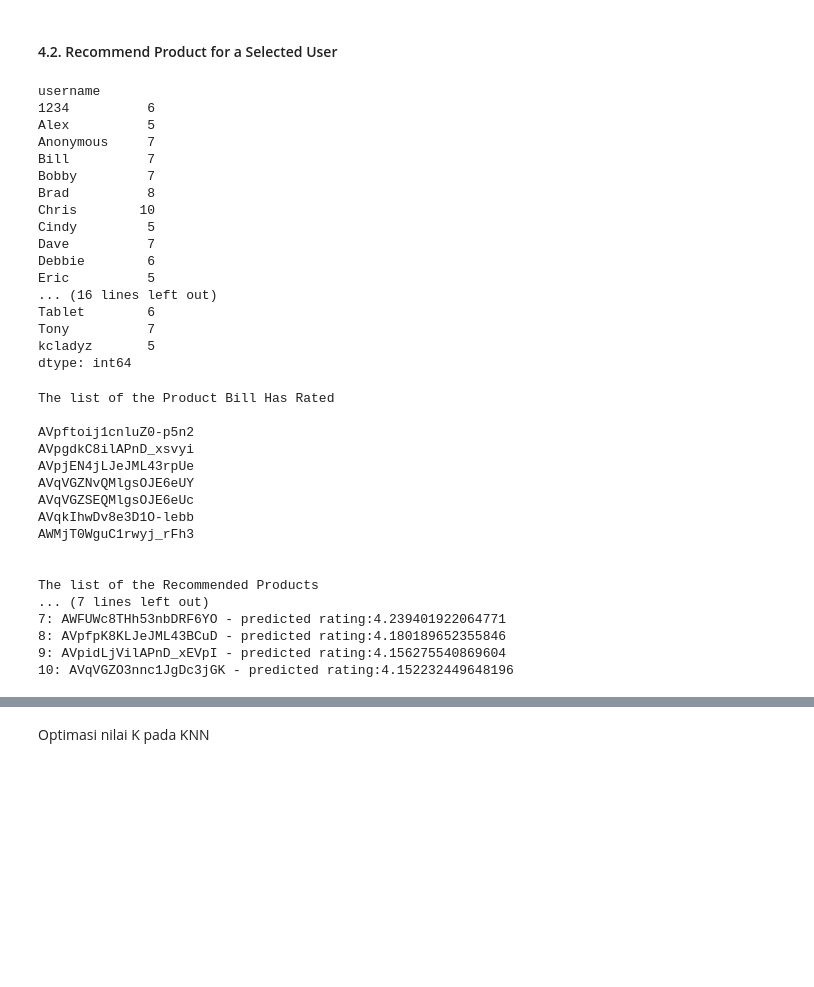
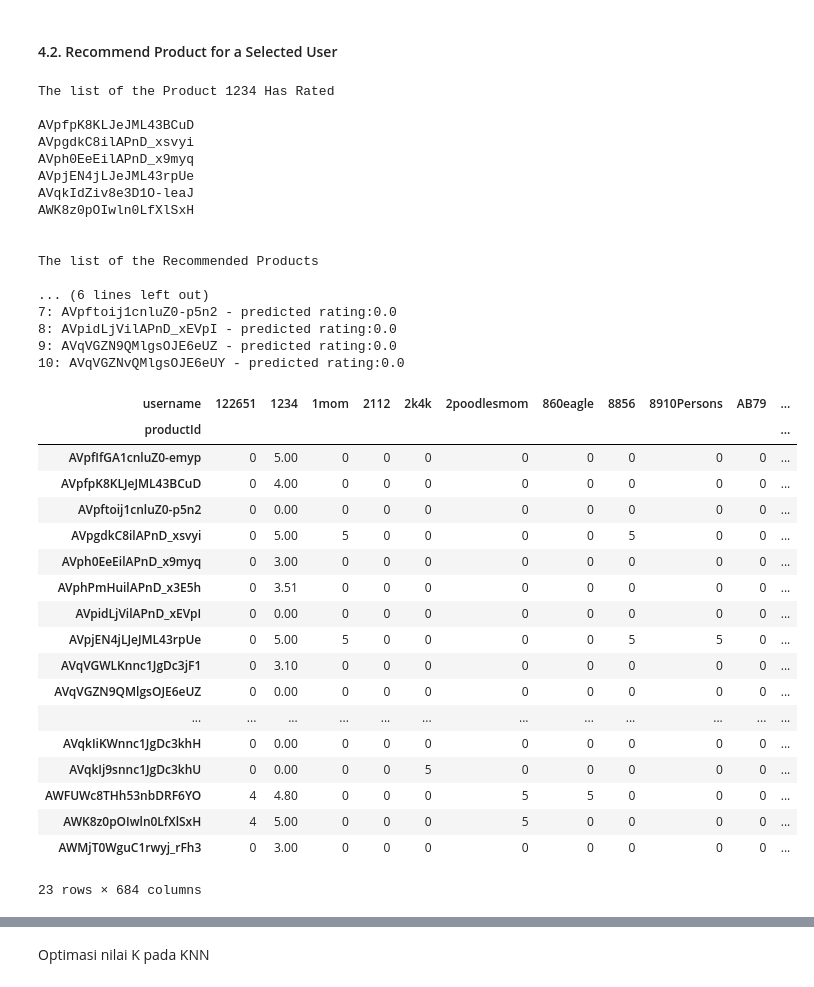
Before and after one commit to anfahrul/umkmart-recsys, a Jupyter notebook: notebook/CF Recomendation System 1.ipynb, the cells around one changed output, grey strips where cells are left out. Cells and saved outputs as stored; diff of their text form; code cells hidden in the pictures; blank space fills up the shorter version.

```diff
--- a/notebook/CF Recomendation System.ipynb
+++ b/notebook/CF Recomendation System 1.ipynb
@@ -320,0 +305,3 @@ dfRatingDropUser
+# %%
+dfRatingFix = dfRatingDropUser.reset_index(drop=True)
+dfRatingFix
@@ -329,6 +372,7 @@ dfProduct.reset_index(drop=True, inplace=True)
 # %%
 # pivot and create product-user matrix
-productUserMatrix = dfRatingDropUser.pivot_table(index='productId', columns='username', values='rating', fill_value=0)
+productUserMatrix = dfRatingFix.pivot_table(index='productId', columns='username', values='rating', fill_value=0)
+# productUserMatrix
 # %%
 #create mapper from product name to index
 productToIndex = {
@@ -656,42 +673,24 @@ def product_recommender(user, model, num_neighbors, num_recommendation):
 # %%
 item_rated_count = (productUserMatrix != 0).sum(axis=0)
 filteredUser = item_rated_count[item_rated_count >= 5]
-filteredUser
+# filteredUser
-# %% [output]
-username
-1234          6
-Alex          5
-Anonymous     7
-Bill          7
-Bobby         7
-Brad          8
-Chris        10
-Cindy         5
-Dave          7
-Debbie        6
-Eric          5
-... (16 lines left out)
-Tablet        6
-Tony          7
-kcladyz       5
-dtype: int64
 # %%
-product_recommender('Bill', knn2, 5, 10)
+product_recommender('1234', knnTest, 5, 10)
 # %% [output]
-The list of the Product Bill Has Rated
+The list of the Product 1234 Has Rated
 
-AVpftoij1cnluZ0-p5n2
+AVpfpK8KLJeJML43BCuD
 AVpgdkC8ilAPnD_xsvyi
+AVph0EeEilAPnD_x9myq
 AVpjEN4jLJeJML43rpUe
-AVqVGZNvQMlgsOJE6eUY
-AVqVGZSEQMlgsOJE6eUc
-AVqkIhwDv8e3D1O-lebb
-AWMjT0WguC1rwyj_rFh3
+AVqkIdZiv8e3D1O-leaJ
+AWK8z0pOIwln0LfXlSxH
 
 
 The list of the Recommended Products
-... (7 lines left out)
-7: AWFUWc8THh53nbDRF6YO - predicted rating:4.239401922064771
-8: AVpfpK8KLJeJML43BCuD - predicted rating:4.180189652355846
-9: AVpidLjVilAPnD_xEVpI - predicted rating:4.156275540869604
-10: AVqVGZO3nnc1JgDc3jGK - predicted rating:4.152232449648196
+
+... (6 lines left out)
+7: AVpftoij1cnluZ0-p5n2 - predicted rating:0.0
+8: AVpidLjVilAPnD_xEVpI - predicted rating:0.0
+9: AVqVGZN9QMlgsOJE6eUZ - predicted rating:0.0
+10: AVqVGZNvQMlgsOJE6eUY - predicted rating:0.0
@@ -697,0 +705,22 @@ The list of the Recommended Products
+# %%
+productUserMatrixCopied
+# %% [output]
+| username | 122651 | 1234 | 1mom | 2112 | 2k4k | 2poodlesmom | 860eagle | 8856 | 8910Persons | AB79 | ... |
+| productId |  |  |  |  |  |  |  |  |  |  | ... |
+| AVpfIfGA1cnluZ0-emyp | 0 | 5.00 | 0 | 0 | 0 | 0 | 0 | 0 | 0 | 0 | ... |
+| AVpfpK8KLJeJML43BCuD | 0 | 4.00 | 0 | 0 | 0 | 0 | 0 | 0 | 0 | 0 | ... |
+| AVpftoij1cnluZ0-p5n2 | 0 | 0.00 | 0 | 0 | 0 | 0 | 0 | 0 | 0 | 0 | ... |
+| AVpgdkC8ilAPnD_xsvyi | 0 | 5.00 | 5 | 0 | 0 | 0 | 0 | 5 | 0 | 0 | ... |
+| AVph0EeEilAPnD_x9myq | 0 | 3.00 | 0 | 0 | 0 | 0 | 0 | 0 | 0 | 0 | ... |
+| AVphPmHuilAPnD_x3E5h | 0 | 3.51 | 0 | 0 | 0 | 0 | 0 | 0 | 0 | 0 | ... |
+| AVpidLjVilAPnD_xEVpI | 0 | 0.00 | 0 | 0 | 0 | 0 | 0 | 0 | 0 | 0 | ... |
+| AVpjEN4jLJeJML43rpUe | 0 | 5.00 | 5 | 0 | 0 | 0 | 0 | 5 | 5 | 0 | ... |
+| AVqVGWLKnnc1JgDc3jF1 | 0 | 3.10 | 0 | 0 | 0 | 0 | 0 | 0 | 0 | 0 | ... |
+| AVqVGZN9QMlgsOJE6eUZ | 0 | 0.00 | 0 | 0 | 0 | 0 | 0 | 0 | 0 | 0 | ... |
+| ... | ... | ... | ... | ... | ... | ... | ... | ... | ... | ... | ... |
+| AVqkIiKWnnc1JgDc3khH | 0 | 0.00 | 0 | 0 | 0 | 0 | 0 | 0 | 0 | 0 | ... |
+| AVqkIj9snnc1JgDc3khU | 0 | 0.00 | 0 | 0 | 5 | 0 | 0 | 0 | 0 | 0 | ... |
+| AWFUWc8THh53nbDRF6YO | 4 | 4.80 | 0 | 0 | 0 | 5 | 5 | 0 | 0 | 0 | ... |
+| AWK8z0pOIwln0LfXlSxH | 4 | 5.00 | 0 | 0 | 0 | 5 | 0 | 0 | 0 | 0 | ... |
+| AWMjT0WguC1rwyj_rFh3 | 0 | 3.00 | 0 | 0 | 0 | 0 | 0 | 0 | 0 | 0 | ... |
+23 rows × 684 columns
```
Also changed, not shown: parts of 39 cells of this notebook, 1 other file.
